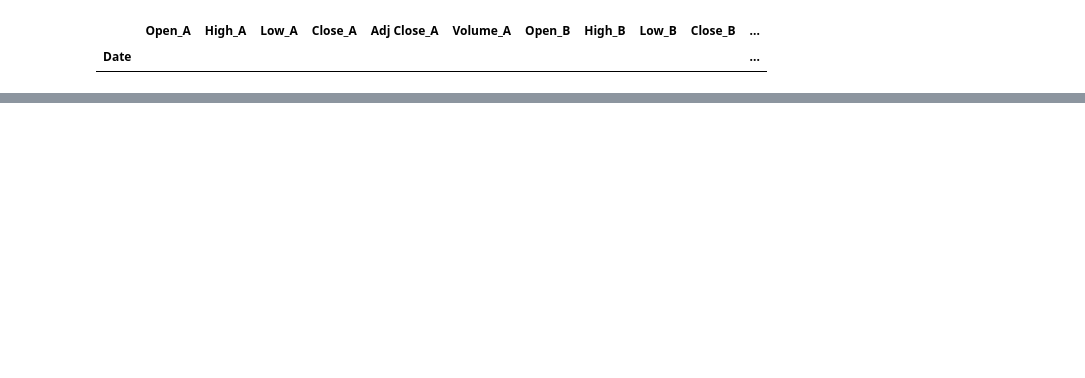
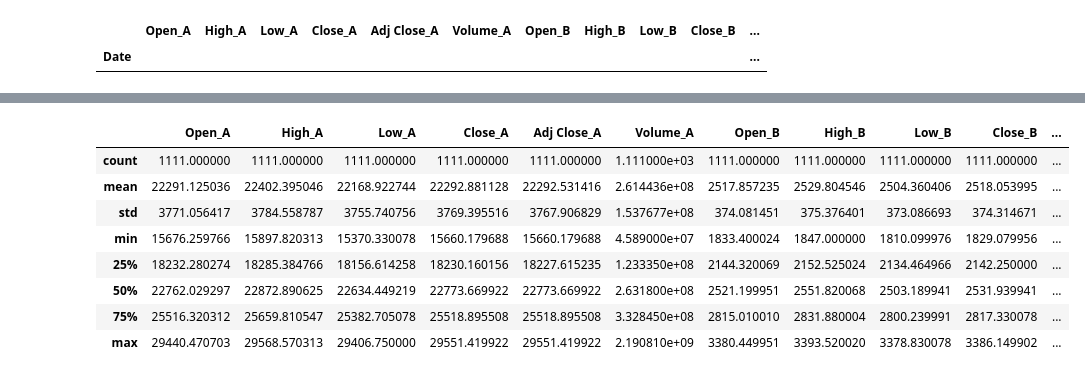
Before and after one commit to pavittarx/urk, a Jupyter notebook: 2.EDA.ipynb, the cells around one changed output, grey strips where cells are left out. Drawn from its saved outputs; the diff is of its cells as text; code cells hidden in the pictures; blank space fills up the shorter version.

```diff
--- a/2.EDA.ipynb
+++ b/2.EDA.ipynb
@@ -82,0 +142,5 @@ merged_df[merged_df.isnull().all(axis=1)]
+# %%
+# Clear max allowed rows setting
+pd.set_option('display.max_rows', None)
+
+valid_complete.head(5)
@@ -82,0 +155,14 @@ merged_df[merged_df.isnull().all(axis=1)]
+# %%
+
+# Descriptive statistics of the final cleaned dataframe.
+valid_complete.describe()
+# %% [output]
+|  | Open_A | High_A | Low_A | Close_A | Adj Close_A | Volume_A | Open_B | High_B | Low_B | Close_B | ... |
+| count | 1111.000000 | 1111.000000 | 1111.000000 | 1111.000000 | 1111.000000 | 1.111000e+03 | 1111.000000 | 1111.000000 | 1111.000000 | 1111.000000 | ... |
+| mean | 22291.125036 | 22402.395046 | 22168.922744 | 22292.881128 | 22292.531416 | 2.614436e+08 | 2517.857235 | 2529.804546 | 2504.360406 | 2518.053995 | ... |
+| std | 3771.056417 | 3784.558787 | 3755.740756 | 3769.395516 | 3767.906829 | 1.537677e+08 | 374.081451 | 375.376401 | 373.086693 | 374.314671 | ... |
+| min | 15676.259766 | 15897.820313 | 15370.330078 | 15660.179688 | 15660.179688 | 4.589000e+07 | 1833.400024 | 1847.000000 | 1810.099976 | 1829.079956 | ... |
+| 25% | 18232.280274 | 18285.384766 | 18156.614258 | 18230.160156 | 18227.615235 | 1.233350e+08 | 2144.320069 | 2152.525024 | 2134.464966 | 2142.250000 | ... |
+| 50% | 22762.029297 | 22872.890625 | 22634.449219 | 22773.669922 | 22773.669922 | 2.631800e+08 | 2521.199951 | 2551.820068 | 2503.189941 | 2531.939941 | ... |
+| 75% | 25516.320312 | 25659.810547 | 25382.705078 | 25518.895508 | 25518.895508 | 3.328450e+08 | 2815.010010 | 2831.880004 | 2800.239991 | 2817.330078 | ... |
+| max | 29440.470703 | 29568.570313 | 29406.750000 | 29551.419922 | 29551.419922 | 2.190810e+09 | 3380.449951 | 3393.520020 | 3378.830078 | 3386.149902 | ... |
```
Also changed, not shown: parts of 16 cells of this notebook.
